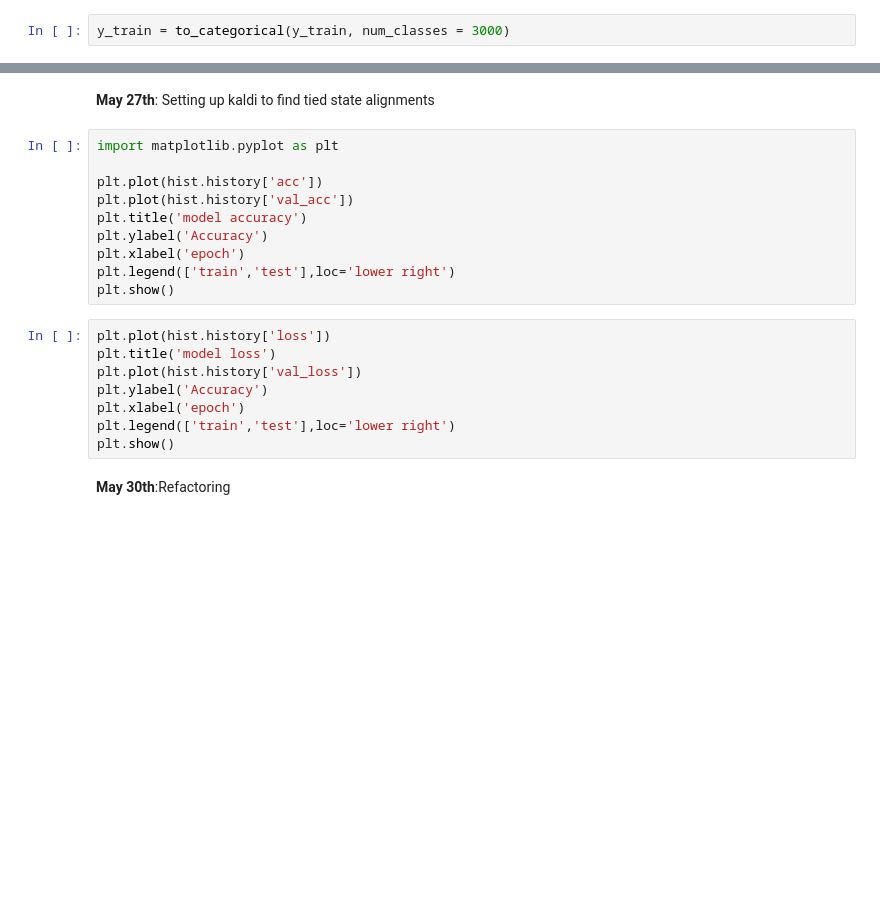
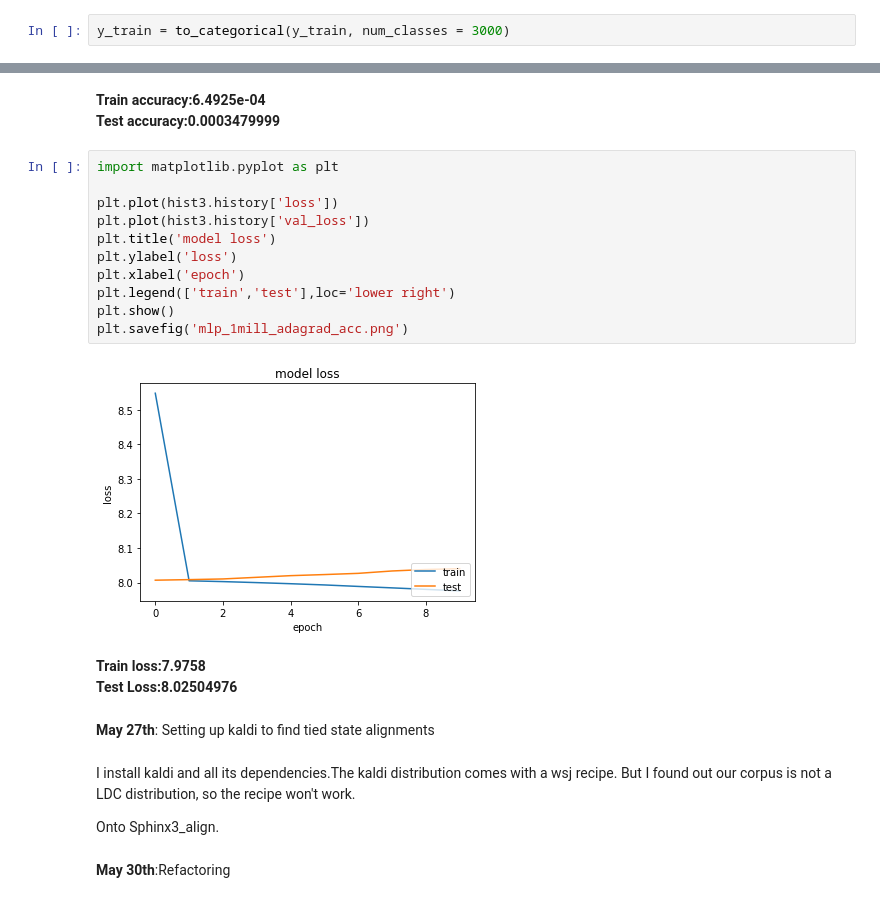
Before and after one commit to vagrawal/gsoc-progress, a Jupyter notebook: habdullah/Notes.ipynb, the cells around one changed output, grey strips where cells are left out. Cells and saved outputs as stored; diff of their text form; blank space fills up the shorter version.

```diff
--- a/habdullah/Notes.ipynb
+++ b/habdullah/Notes.ipynb
@@ -150,22 +340,26 @@ print(hist.history.keys())
+# %% [markdown]
+**Train accuracy:6.4925e-04 <br>Test accuracy:0.0003479999**
+# %%
+import matplotlib.pyplot as plt
+
+plt.plot(hist3.history['loss'])
+plt.plot(hist3.history['val_loss'])
+plt.title('model loss')
+plt.ylabel('loss')
+plt.xlabel('epoch')
+plt.legend(['train','test'],loc='lower right')
+plt.show()
+plt.savefig('mlp_1mill_adagrad_acc.png')
+# %% [output]
+[figure, added]
+# %% [markdown]
+**Train loss:7.9758<br>Test Loss:8.02504976**
 # %% [markdown]
 **May 27th**: Setting up kaldi to find tied state alignments
-# %%
-import matplotlib.pyplot as plt
-
-plt.plot(hist.history['acc'])
-plt.plot(hist.history['val_acc'])
-plt.title('model accuracy')
-plt.ylabel('Accuracy')
-plt.xlabel('epoch')
-plt.legend(['train','test'],loc='lower right')
-plt.show()
-# %%
-plt.plot(hist.history['loss'])
-plt.title('model loss')
-plt.plot(hist.history['val_loss'])
-plt.ylabel('Accuracy')
-plt.xlabel('epoch')
-plt.legend(['train','test'],loc='lower right')
-plt.show()
+# %% [markdown]
+I install kaldi and all its dependencies.The kaldi distribution comes with a wsj recipe. But I found out our corpus
+is not a LDC distribution, so the recipe won't work.
+
+Onto Sphinx3_align.
 # %% [markdown]
 **May 30th**:Refactoring
```
Also changed, not shown: parts of 40 cells of this notebook, 6 other files.
